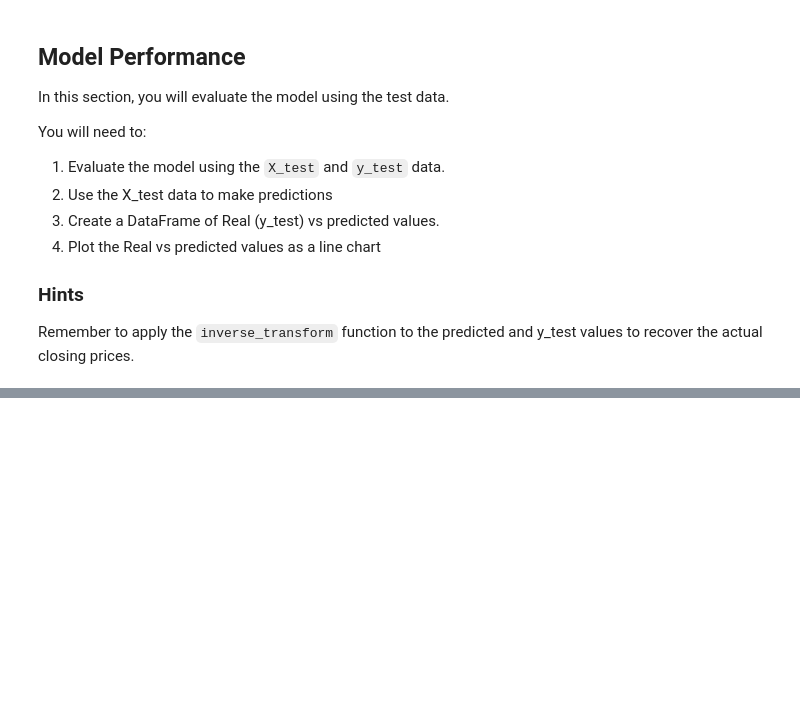
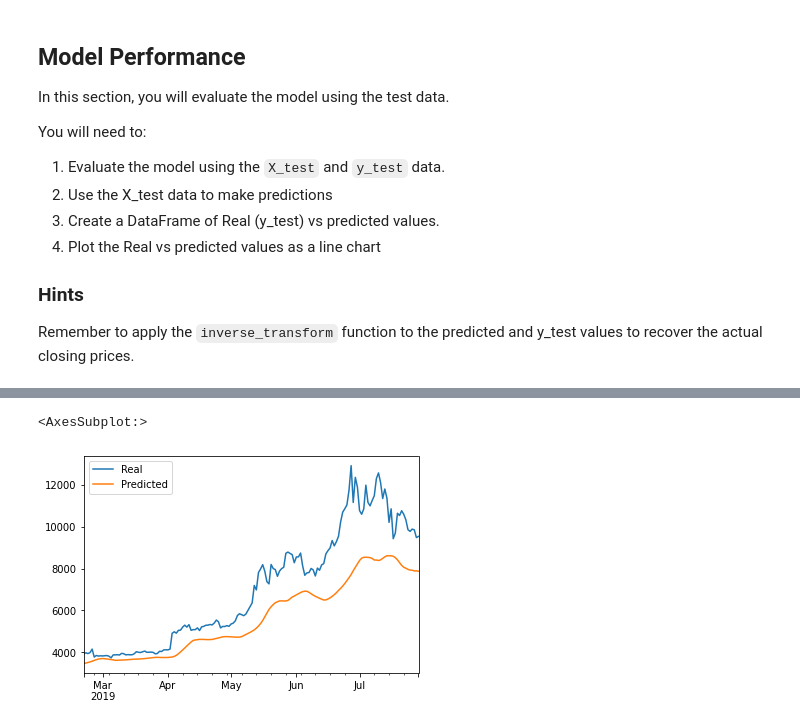
Before and after one commit to jonowens/lstm_stock_predictor, a Jupyter notebook: lstm_stock_predictor_closing.ipynb, the cells around one changed output, grey strips where cells are left out. Cells and saved outputs as stored; diff of their text form; code cells hidden in the pictures; blank space fills up the shorter version.

```diff
--- a/lstm_stock_predictor_closing.ipynb
+++ b/lstm_stock_predictor_closing.ipynb
@@ -271,4 +271,4 @@ stocks.head()
 # %%
 # Plot the real vs predicted values as a line chart
-# YOUR CODE HERE!
+stocks.plot()
 # %% [output]
@@ -275,0 +275,2 @@ stocks.head()
+<AxesSubplot:>
+[figure, added]
```
Also changed, not shown: parts of 6 cells of this notebook.
